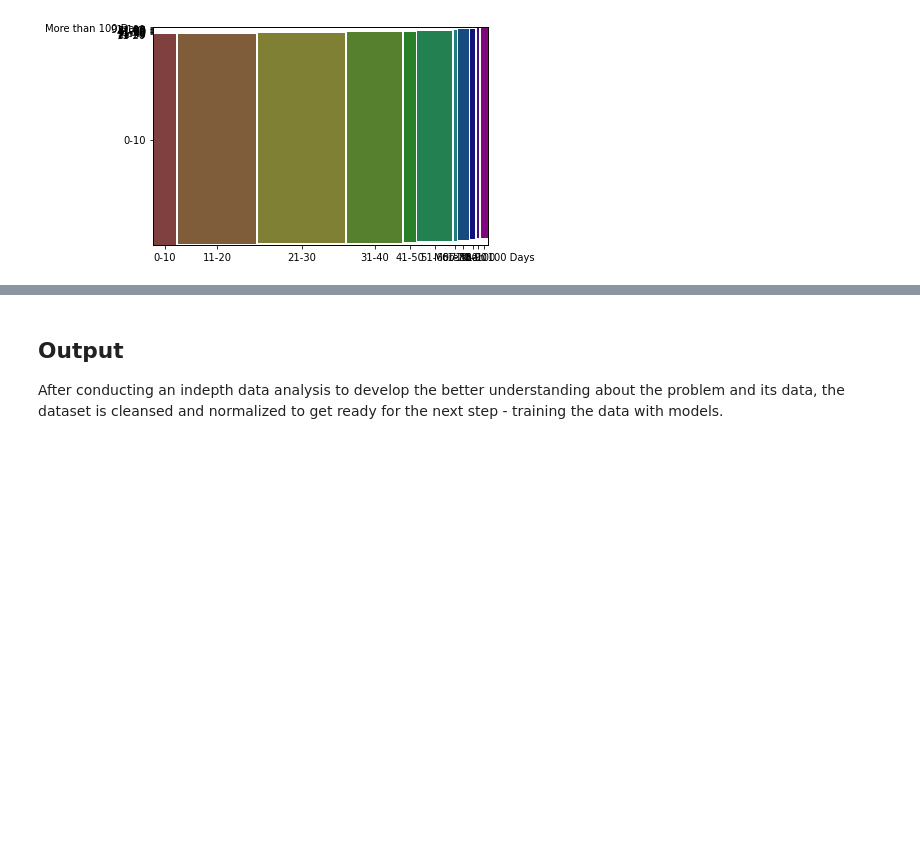
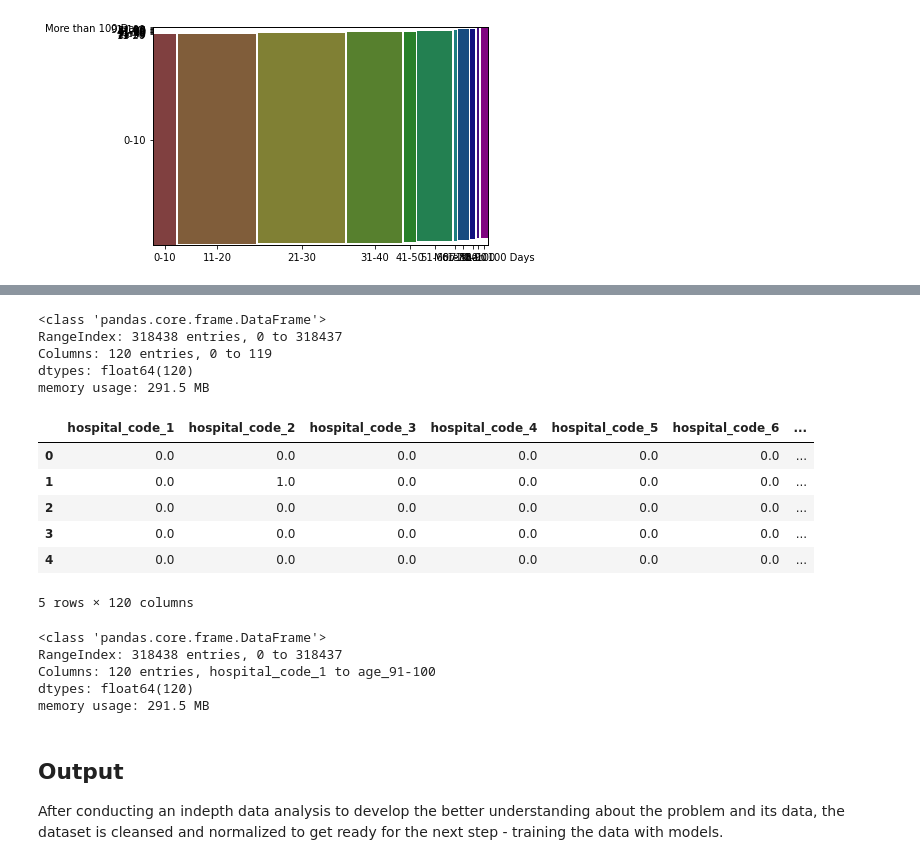
Before and after one commit to Abivu/multiclass_ML_project, a Jupyter notebook: dataset.ipynb, the cells around one changed output, grey strips where cells are left out. Cells and saved outputs as stored; diff of their text form; code cells hidden in the pictures; blank space fills up the shorter version.

```diff
--- a/dataset.ipynb
+++ b/dataset.ipynb
@@ -374,0 +368,5 @@ plt.plot()
+# %%
+# Change bed_grade and city_code_patient to int
+
+df = df.astype({"bed_grade": "int", "city_code_patient": "int"})
+df.info()
@@ -374,0 +404,22 @@ plt.plot()
+# %%
+# import sklearn modules for datapreprocess
+from sklearn.preprocessing import LabelEncoder
+from sklearn.preprocessing import OneHotEncoder, StandardScaler
+from sklearn.decomposition import FactorAnalysis
+
+# Create a new dataframe for preprocessing
+df_prep = df.copy()
+
+# Create a LabelEncoder object
+le = LabelEncoder()
+
+# Obtain data with
+
+# Declare 2 ordinal features
+ordinal_features = ["bed_grade", "severity_of_illness"]
+
+# label encode the 2 features
+for feature in ordinal_features:
+    df_prep[feature] = le.fit_transform(df_prep[feature])
+
+df_prep.head(2)
@@ -375,3 +450,38 @@ plt.plot()
+# %%
+# Nominal features
+nominal_features = ["hospital_code", "hospital_type_code", "city_code_hospital",
+                    "hospital_region_code", "department", "ward_type", "ward_facility_code",
+                    "city_code_patient", "type_of_admission", "age"]
+# len(nominal_features)
+encoder = OneHotEncoder(sparse=False, handle_unknown='ignore')
+encoded_data = pd.DataFrame(encoder.fit_transform(df_prep[nominal_features]))
+
+# Get encoded feature names
+encoded_feature_names = encoder.get_feature_names(nominal_features)
+
+# Name the columns
+encoded_data.columns = encoded_feature_names
+# %% [output]
+<class 'pandas.core.frame.DataFrame'>
+RangeIndex: 318438 entries, 0 to 318437
+Columns: 120 entries, 0 to 119
+dtypes: float64(120)
+memory usage: 291.5 MB
+|  | hospital_code_1 | hospital_code_2 | hospital_code_3 | hospital_code_4 | hospital_code_5 | hospital_code_6 | ... |
+| 0 | 0.0 | 0.0 | 0.0 | 0.0 | 0.0 | 0.0 | ... |
+| 1 | 0.0 | 1.0 | 0.0 | 0.0 | 0.0 | 0.0 | ... |
+| 2 | 0.0 | 0.0 | 0.0 | 0.0 | 0.0 | 0.0 | ... |
+| 3 | 0.0 | 0.0 | 0.0 | 0.0 | 0.0 | 0.0 | ... |
+| 4 | 0.0 | 0.0 | 0.0 | 0.0 | 0.0 | 0.0 | ... |
+5 rows × 120 columns
+# %%
+encoded_data.info()
+# %% [output]
+<class 'pandas.core.frame.DataFrame'>
+RangeIndex: 318438 entries, 0 to 318437
+Columns: 120 entries, hospital_code_1 to age_91-100
+dtypes: float64(120)
+memory usage: 291.5 MB
 # %% [markdown]
 ## Output
 
```
Also changed, not shown: parts of 18 cells of this notebook.
